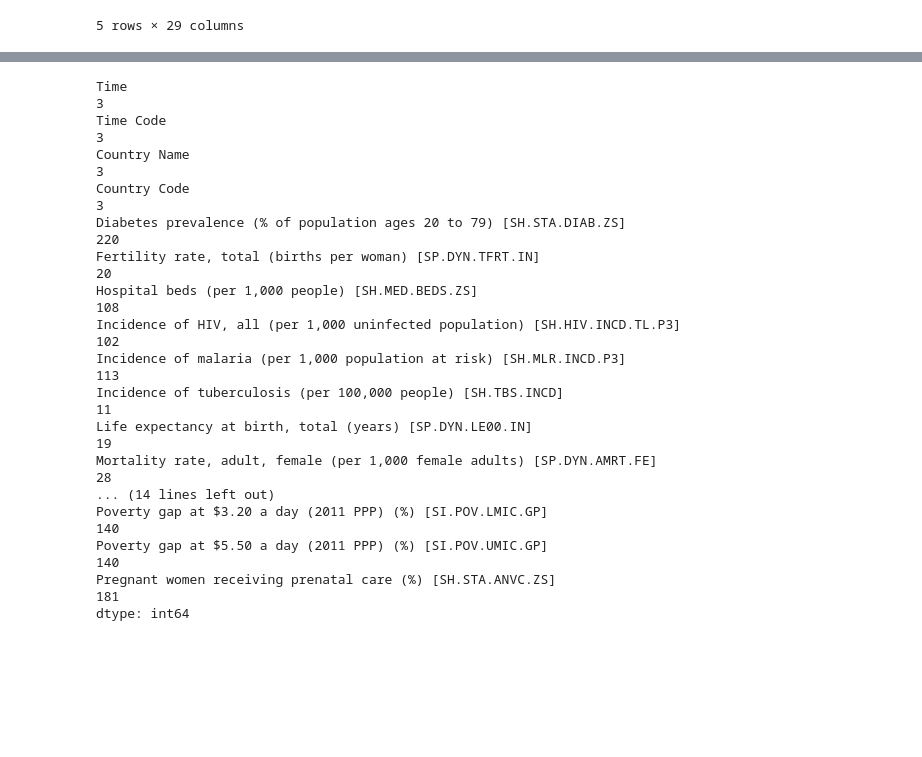
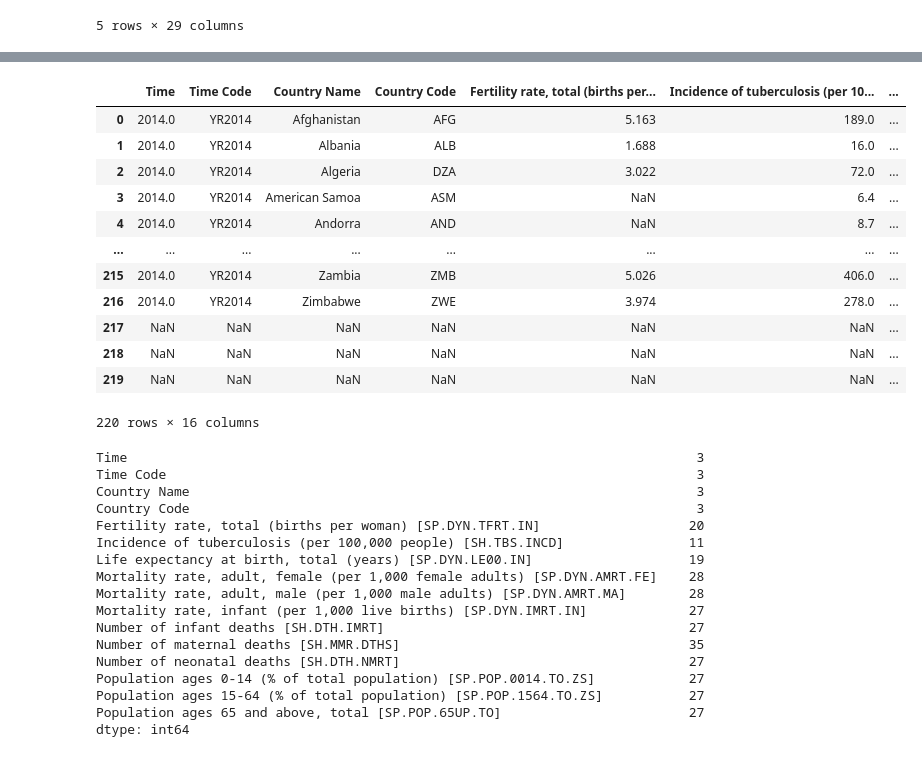
Before and after one commit to neonicoo/Projet-IA-4BiM-World-Dev-Indicator, a Jupyter notebook: Projet IA.ipynb, the cells around one changed output, grey strips where cells are left out. Saved outputs shown, nothing was run; the diff lists cells and outputs as text; code cells hidden in the pictures; blank space fills up the shorter version.

```diff
--- a/Projet IA.ipynb
+++ b/Projet IA.ipynb
@@ -58,20 +37,36 @@ Pregnant women receiving prenatal care (%) [SH.STA.ANVC.ZS]
-# %%
-na_col
-# %% [output]
-Time                                                                                                        3
-Time Code                                                                                                   3
-Country Name                                                                                                3
-Country Code                                                                                                3
-Diabetes prevalence (% of population ages 20 to 79) [SH.STA.DIAB.ZS]                                      220
-Fertility rate, total (births per woman) [SP.DYN.TFRT.IN]                                                  20
-Hospital beds (per 1,000 people) [SH.MED.BEDS.ZS]                                                         108
-Incidence of HIV, all (per 1,000 uninfected population) [SH.HIV.INCD.TL.P3]                               102
-Incidence of malaria (per 1,000 population at risk) [SH.MLR.INCD.P3]                                      113
-Incidence of tuberculosis (per 100,000 people) [SH.TBS.INCD]                                               11
-Life expectancy at birth, total (years) [SP.DYN.LE00.IN]                                                   19
-Mortality rate, adult, female (per 1,000 female adults) [SP.DYN.AMRT.FE]                                   28
-... (14 lines left out)
-Poverty gap at $3.20 a day (2011 PPP) (%) [SI.POV.LMIC.GP]                                                140
-Poverty gap at $5.50 a day (2011 PPP) (%) [SI.POV.UMIC.GP]                                                140
-Pregnant women receiving prenatal care (%) [SH.STA.ANVC.ZS]                                               181
-dtype: int64
+# %%
+parse_df
+# %% [output]
+|  | Time | Time Code | Country Name | Country Code | Fertility rate, total (births per... | Incidence of tuberculosis (per 10... | ... |
+| 0 | 2014.0 | YR2014 | Afghanistan | AFG | 5.163 | 189.0 | ... |
+| 1 | 2014.0 | YR2014 | Albania | ALB | 1.688 | 16.0 | ... |
+| 2 | 2014.0 | YR2014 | Algeria | DZA | 3.022 | 72.0 | ... |
+| 3 | 2014.0 | YR2014 | American Samoa | ASM | NaN | 6.4 | ... |
+| 4 | 2014.0 | YR2014 | Andorra | AND | NaN | 8.7 | ... |
+| ... | ... | ... | ... | ... | ... | ... | ... |
+| 215 | 2014.0 | YR2014 | Zambia | ZMB | 5.026 | 406.0 | ... |
+| 216 | 2014.0 | YR2014 | Zimbabwe | ZWE | 3.974 | 278.0 | ... |
+| 217 | NaN | NaN | NaN | NaN | NaN | NaN | ... |
+| 218 | NaN | NaN | NaN | NaN | NaN | NaN | ... |
+| 219 | NaN | NaN | NaN | NaN | NaN | NaN | ... |
+220 rows × 16 columns
+# %%
+parse_df.isna().sum()
+# %% [output]
+Time                                                                         3
+Time Code                                                                    3
+Country Name                                                                 3
+Country Code                                                                 3
+Fertility rate, total (births per woman) [SP.DYN.TFRT.IN]                   20
+Incidence of tuberculosis (per 100,000 people) [SH.TBS.INCD]                11
+Life expectancy at birth, total (years) [SP.DYN.LE00.IN]                    19
+Mortality rate, adult, female (per 1,000 female adults) [SP.DYN.AMRT.FE]    28
+Mortality rate, adult, male (per 1,000 male adults) [SP.DYN.AMRT.MA]        28
+Mortality rate, infant (per 1,000 live births) [SP.DYN.IMRT.IN]             27
+Number of infant deaths [SH.DTH.IMRT]                                       27
+Number of maternal deaths [SH.MMR.DTHS]                                     35
+Number of neonatal deaths [SH.DTH.NMRT]                                     27
+Population ages 0-14 (% of total population) [SP.POP.0014.TO.ZS]            27
+Population ages 15-64 (% of total population) [SP.POP.1564.TO.ZS]           27
+Population ages 65 and above, total [SP.POP.65UP.TO]                        27
+dtype: int64
```
Also changed, not shown: parts of 6 cells of this notebook.
